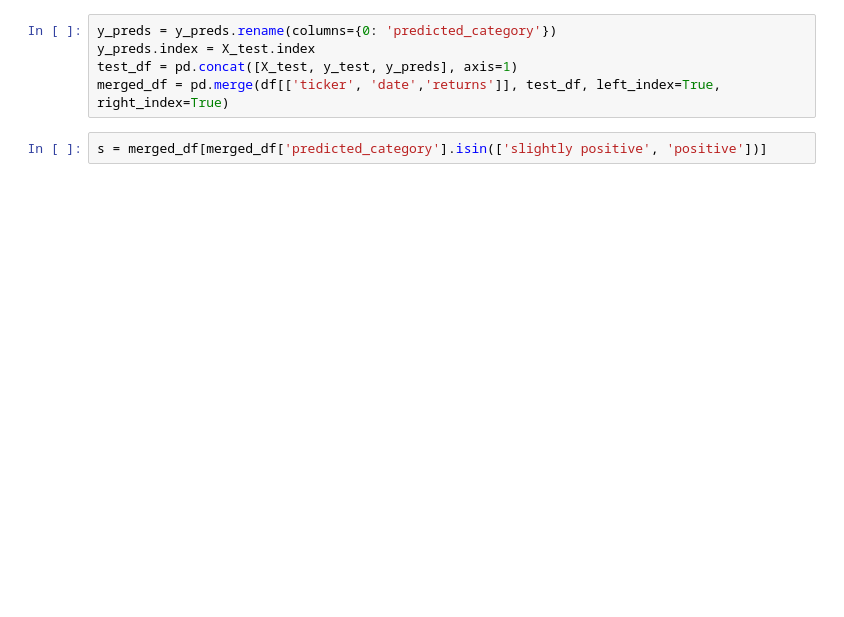
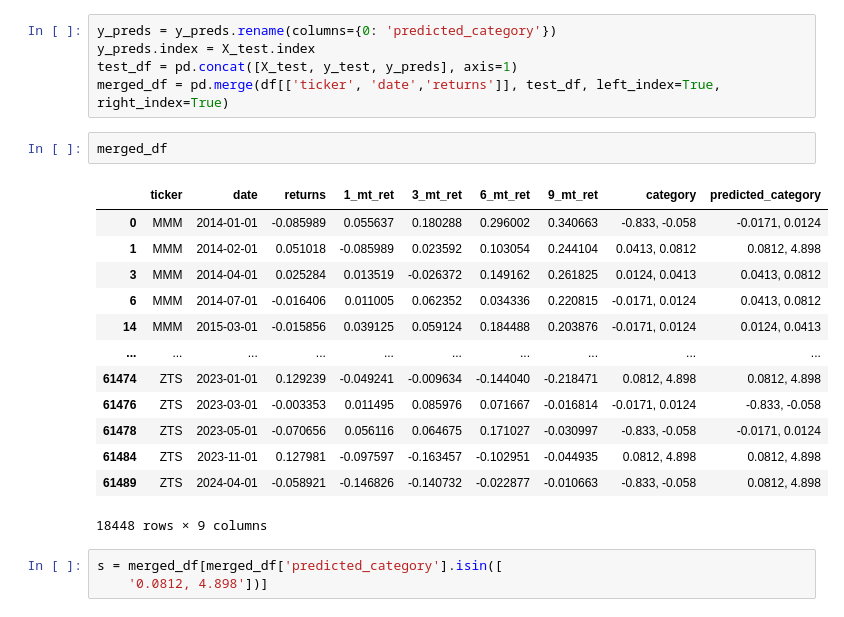
Before and after one commit to bogdanSgithub/MarketPath, a Jupyter notebook: machine_learning_examples/momentum_machine_learning.ipynb, the cells around one changed output. Saved outputs shown, nothing was run; the diff lists cells and outputs as text; blank space fills up the shorter version.

```diff
--- a/machine_learning_examples/momentum_machine_learning.ipynb
+++ b/machine_learning_examples/momentum_machine_learning.ipynb
@@ -175,8 +256,25 @@ y_preds = y_preds.rename(columns={0: 'predicted_category'})
 y_preds.index = X_test.index
 test_df = pd.concat([X_test, y_test, y_preds], axis=1)
 merged_df = pd.merge(df[['ticker', 'date','returns']], test_df, left_index=True, right_index=True)
+# %%
+merged_df
+# %% [output]
+|  | ticker | date | returns | 1_mt_ret | 3_mt_ret | 6_mt_ret | 9_mt_ret | category | predicted_category |
+| 0 | MMM | 2014-01-01 | -0.085989 | 0.055637 | 0.180288 | 0.296002 | 0.340663 | -0.833, -0.058 | -0.0171, 0.0124 |
+| 1 | MMM | 2014-02-01 | 0.051018 | -0.085989 | 0.023592 | 0.103054 | 0.244104 | 0.0413, 0.0812 | 0.0812, 4.898 |
+| 3 | MMM | 2014-04-01 | 0.025284 | 0.013519 | -0.026372 | 0.149162 | 0.261825 | 0.0124, 0.0413 | 0.0413, 0.0812 |
+| 6 | MMM | 2014-07-01 | -0.016406 | 0.011005 | 0.062352 | 0.034336 | 0.220815 | -0.0171, 0.0124 | 0.0413, 0.0812 |
+| 14 | MMM | 2015-03-01 | -0.015856 | 0.039125 | 0.059124 | 0.184488 | 0.203876 | -0.0171, 0.0124 | 0.0124, 0.0413 |
+| ... | ... | ... | ... | ... | ... | ... | ... | ... | ... |
+| 61474 | ZTS | 2023-01-01 | 0.129239 | -0.049241 | -0.009634 | -0.144040 | -0.218471 | 0.0812, 4.898 | 0.0812, 4.898 |
+| 61476 | ZTS | 2023-03-01 | -0.003353 | 0.011495 | 0.085976 | 0.071667 | -0.016814 | -0.0171, 0.0124 | -0.833, -0.058 |
+| 61478 | ZTS | 2023-05-01 | -0.070656 | 0.056116 | 0.064675 | 0.171027 | -0.030997 | -0.833, -0.058 | -0.0171, 0.0124 |
+| 61484 | ZTS | 2023-11-01 | 0.127981 | -0.097597 | -0.163457 | -0.102951 | -0.044935 | 0.0812, 4.898 | 0.0812, 4.898 |
+| 61489 | ZTS | 2024-04-01 | -0.058921 | -0.146826 | -0.140732 | -0.022877 | -0.010663 | -0.833, -0.058 | 0.0812, 4.898 |
+18448 rows × 9 columns
 # %%
-s = merged_df[merged_df['predicted_category'].isin(['slightly positive', 'positive'])]
+s = merged_df[merged_df['predicted_category'].isin([
+    '0.0812, 4.898'])]
 # %%
 s
 # %% [output]
```
Also changed, not shown: parts of 17 cells of this notebook, 1 other file.
